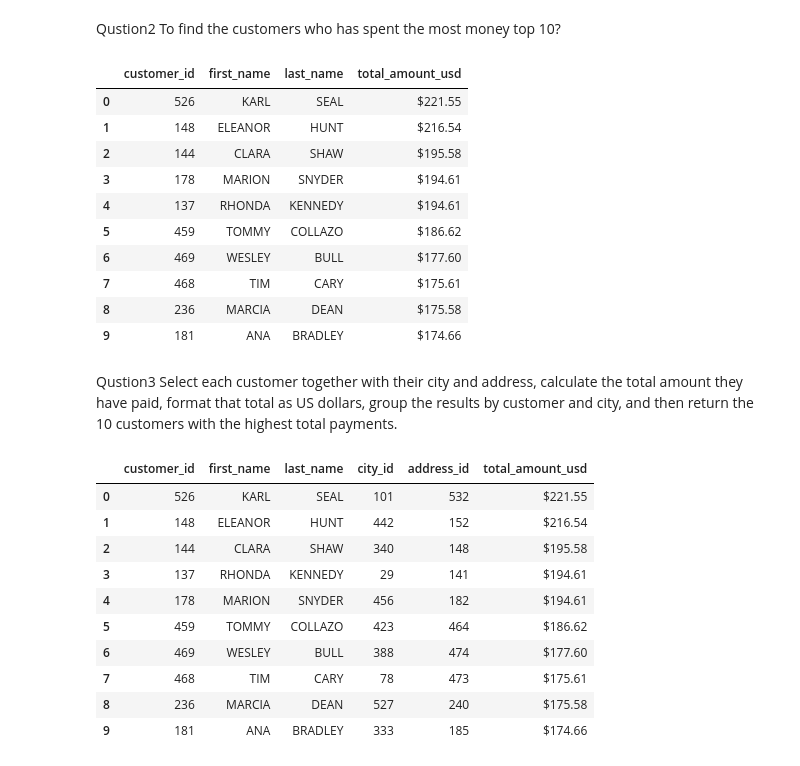
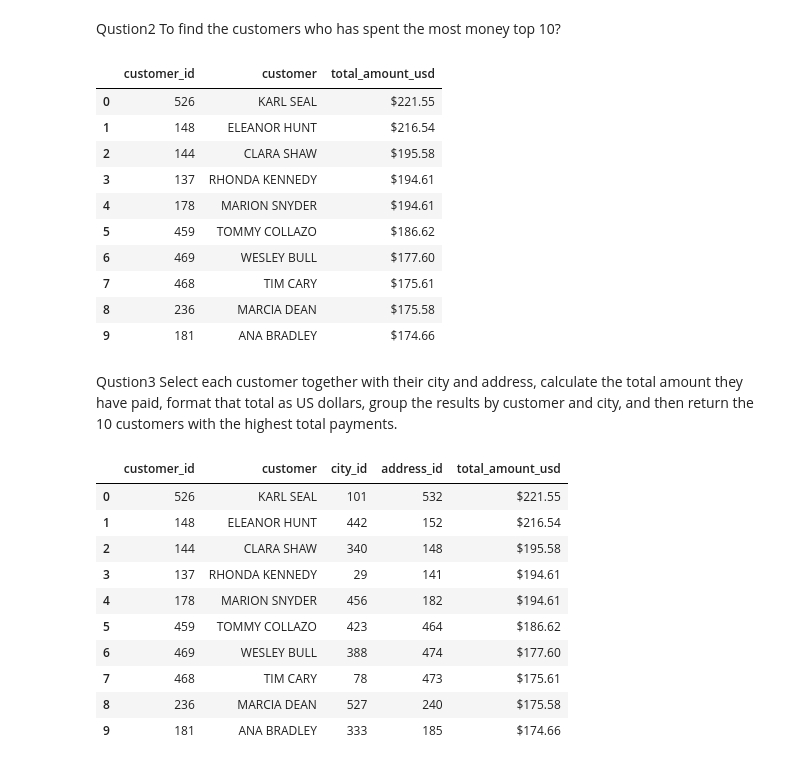
Before and after one commit to mulisictarik/sakila_lab_tarik_mulisic, a Jupyter notebook: lab.ipynb, the cells around one changed output. Drawn from its saved outputs; the diff is of its cells as text; code cells hidden in the pictures.

```diff
--- a/lab.ipynb
+++ b/lab.ipynb
@@ -191,8 +192,7 @@ Qustion2 To find the customers who has spent the most money top 10?
 # %%
 query_sakila("""SELECT
              c.customer_id,
-             c.first_name,
-             c.last_name,
+             c.first_name || ' ' || c.last_name AS customer,
              '$' || printf('%.2f', SUM(p.amount)) AS total_amount_usd
              FROM customer c
              JOIN payment p
@@ -208,54 +208,53 @@ query_sakila("""SELECT
 
 )
 # %% [output]
-|  | customer_id | first_name | last_name | total_amount_usd |
-| 0 | 526 | KARL | SEAL | $221.55 |
-| 1 | 148 | ELEANOR | HUNT | $216.54 |
-| 2 | 144 | CLARA | SHAW | $195.58 |
-| 3 | 178 | MARION | SNYDER | $194.61 |
-| 4 | 137 | RHONDA | KENNEDY | $194.61 |
-| 5 | 459 | TOMMY | COLLAZO | $186.62 |
-| 6 | 469 | WESLEY | BULL | $177.60 |
-| 7 | 468 | TIM | CARY | $175.61 |
-| 8 | 236 | MARCIA | DEAN | $175.58 |
-| 9 | 181 | ANA | BRADLEY | $174.66 |
+|  | customer_id | customer | total_amount_usd |
+| 0 | 526 | KARL SEAL | $221.55 |
+| 1 | 148 | ELEANOR HUNT | $216.54 |
+| 2 | 144 | CLARA SHAW | $195.58 |
+| 3 | 137 | RHONDA KENNEDY | $194.61 |
+| 4 | 178 | MARION SNYDER | $194.61 |
+| 5 | 459 | TOMMY COLLAZO | $186.62 |
+| 6 | 469 | WESLEY BULL | $177.60 |
+| 7 | 468 | TIM CARY | $175.61 |
+| 8 | 236 | MARCIA DEAN | $175.58 |
+| 9 | 181 | ANA BRADLEY | $174.66 |
 # %% [markdown]
 Qustion3 Select each customer together with their city and address, calculate the total amount they have paid, format that total as US dollars, group the results by customer and city, and then return the 10 customers with the highest total payments.
 # %%
 query_sakila("""SELECT
              c.customer_id,
-             c.first_name,
-             c.last_name,
+             c.first_name || ' ' || c.last_name AS customer,
              ci.city_id,
              a.address_id,
              '$' || printf('%.2f', SUM(p.amount)) AS total_amount_usd
              FROM
              customer c
              JOIN payment p ON c.customer_id = p.customer_id
              JOIN address a ON c.address_id = a.address_id
              JOIN city ci ON a.city_id = ci.city_id
              GROUP BY
              c.customer_id,
              c.first_name,
              c.last_name,
              ci.city_id,
              a.address_id
              ORDER BY
                 SUM(p.amount) DESC
              LIMIT 10;
 
 
 
 """)
 # %% [output]
-|  | customer_id | first_name | last_name | city_id | address_id | total_amount_usd |
-| 0 | 526 | KARL | SEAL | 101 | 532 | $221.55 |
-| 1 | 148 | ELEANOR | HUNT | 442 | 152 | $216.54 |
-| 2 | 144 | CLARA | SHAW | 340 | 148 | $195.58 |
-| 3 | 137 | RHONDA | KENNEDY | 29 | 141 | $194.61 |
-| 4 | 178 | MARION | SNYDER | 456 | 182 | $194.61 |
-| 5 | 459 | TOMMY | COLLAZO | 423 | 464 | $186.62 |
-| 6 | 469 | WESLEY | BULL | 388 | 474 | $177.60 |
-| 7 | 468 | TIM | CARY | 78 | 473 | $175.61 |
-| 8 | 236 | MARCIA | DEAN | 527 | 240 | $175.58 |
-| 9 | 181 | ANA | BRADLEY | 333 | 185 | $174.66 |
+|  | customer_id | customer | city_id | address_id | total_amount_usd |
+| 0 | 526 | KARL SEAL | 101 | 532 | $221.55 |
+| 1 | 148 | ELEANOR HUNT | 442 | 152 | $216.54 |
+| 2 | 144 | CLARA SHAW | 340 | 148 | $195.58 |
+| 3 | 137 | RHONDA KENNEDY | 29 | 141 | $194.61 |
+| 4 | 178 | MARION SNYDER | 456 | 182 | $194.61 |
+| 5 | 459 | TOMMY COLLAZO | 423 | 464 | $186.62 |
+| 6 | 469 | WESLEY BULL | 388 | 474 | $177.60 |
+| 7 | 468 | TIM CARY | 78 | 473 | $175.61 |
+| 8 | 236 | MARCIA DEAN | 527 | 240 | $175.58 |
+| 9 | 181 | ANA BRADLEY | 333 | 185 | $174.66 |
```
Also changed, not shown: parts of 7 cells of this notebook, 2 other files.
